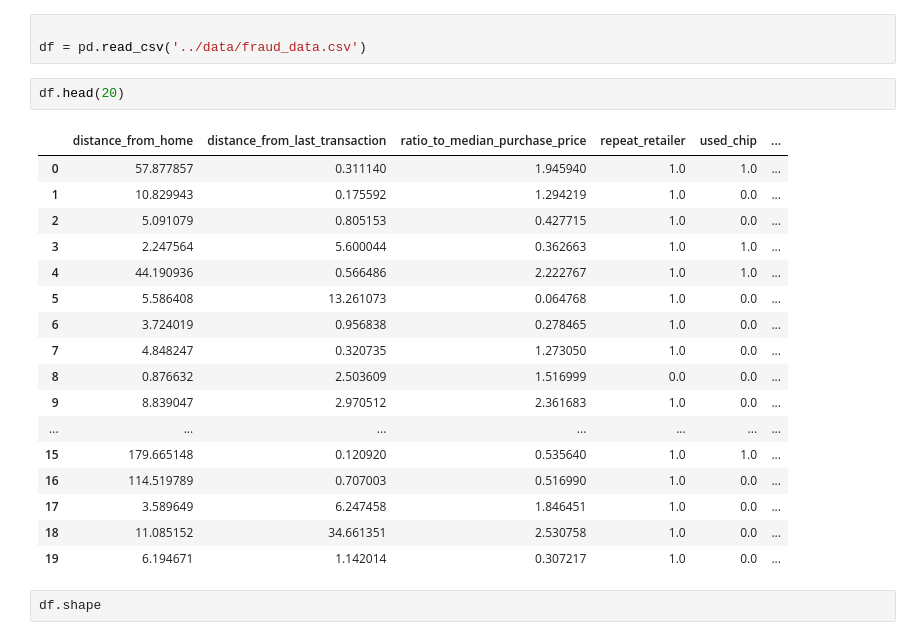
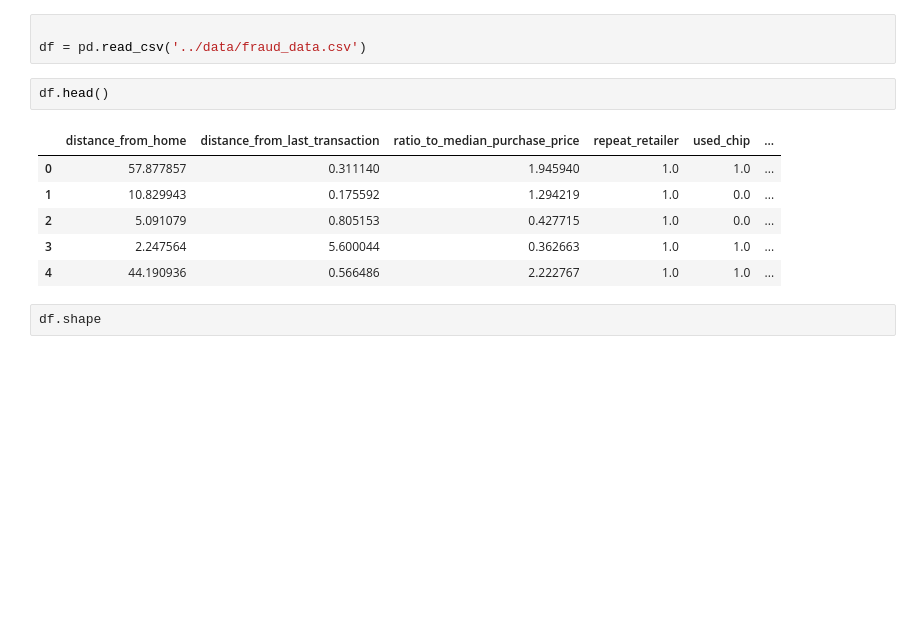
Before and after one commit to mddmustainbillah/fraud-transaction-detection, a Jupyter notebook: notebooks/eda.ipynb, the cells around one changed output. Saved outputs shown, nothing was run; the diff lists cells and outputs as text; blank space fills up the shorter version.

```diff
--- a/notebooks/eda.ipynb
+++ b/notebooks/eda.ipynb
@@ -5,25 +5,14 @@ import pandas as pd
 
 df = pd.read_csv('../data/fraud_data.csv')
 # %%
-df.head(20)
+df.head()
 # %% [output]
 |  | distance_from_home | distance_from_last_transaction | ratio_to_median_purchase_price | repeat_retailer | used_chip | ... |
 | 0 | 57.877857 | 0.311140 | 1.945940 | 1.0 | 1.0 | ... |
 | 1 | 10.829943 | 0.175592 | 1.294219 | 1.0 | 0.0 | ... |
 | 2 | 5.091079 | 0.805153 | 0.427715 | 1.0 | 0.0 | ... |
 | 3 | 2.247564 | 5.600044 | 0.362663 | 1.0 | 1.0 | ... |
 | 4 | 44.190936 | 0.566486 | 2.222767 | 1.0 | 1.0 | ... |
-| 5 | 5.586408 | 13.261073 | 0.064768 | 1.0 | 0.0 | ... |
-| 6 | 3.724019 | 0.956838 | 0.278465 | 1.0 | 0.0 | ... |
-| 7 | 4.848247 | 0.320735 | 1.273050 | 1.0 | 0.0 | ... |
-| 8 | 0.876632 | 2.503609 | 1.516999 | 0.0 | 0.0 | ... |
-| 9 | 8.839047 | 2.970512 | 2.361683 | 1.0 | 0.0 | ... |
-| ... | ... | ... | ... | ... | ... | ... |
-| 15 | 179.665148 | 0.120920 | 0.535640 | 1.0 | 1.0 | ... |
-| 16 | 114.519789 | 0.707003 | 0.516990 | 1.0 | 0.0 | ... |
-| 17 | 3.589649 | 6.247458 | 1.846451 | 1.0 | 0.0 | ... |
-| 18 | 11.085152 | 34.661351 | 2.530758 | 1.0 | 0.0 | ... |
-| 19 | 6.194671 | 1.142014 | 0.307217 | 1.0 | 0.0 | ... |
 # %%
 df.shape
 # %% [output]
```
Also changed, not shown: parts of 12 cells of this notebook, 12 other files.
